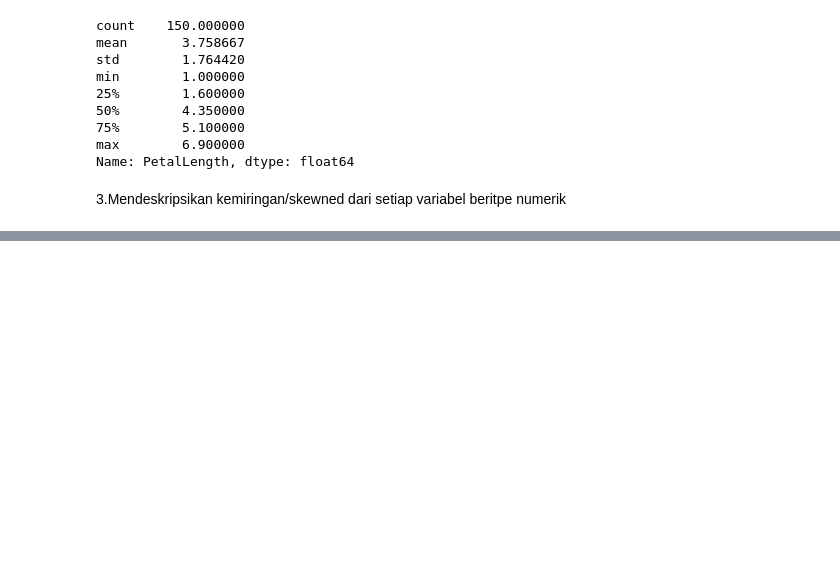
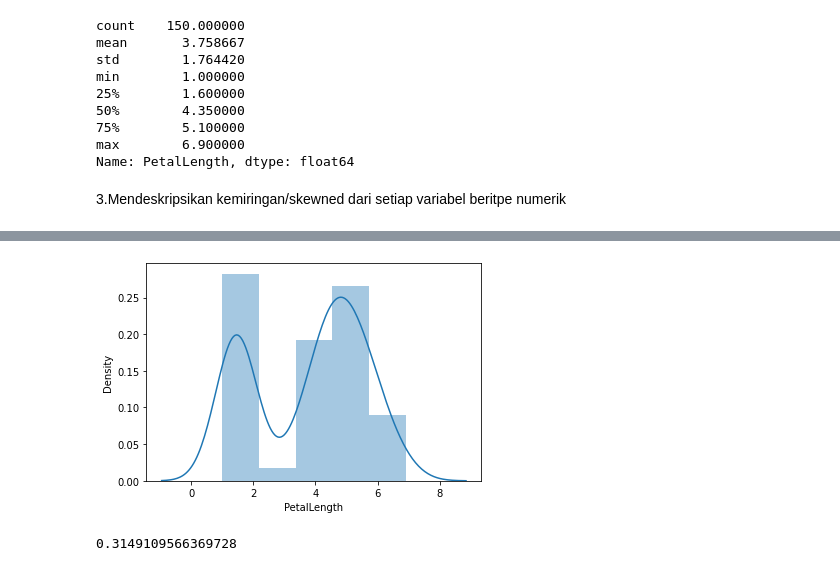
Before and after one commit to narulitaap/DataMining, a Jupyter notebook: _sources/notebooks.ipynb, the cells around one changed output, grey strips where cells are left out. Saved outputs shown, nothing was run; the diff lists cells and outputs as text; code cells hidden in the pictures; blank space fills up the shorter version.

```diff
--- a/_sources/notebooks.ipynb
+++ b/_sources/notebooks.ipynb
@@ -78,0 +135,9 @@ sns.displot(c['PetalLength']);
+# %%
+# Menampilkan histogram untuk kolom pada data menggunakan seaborn
+sns.distplot(dt['PetalLength']);
+# %% [output]
+[figure, added]
+# %%
+dt['SepalLength'].skew()
+# %% [output]
+0.3149109566369728
```
Also changed, not shown: parts of 18 cells of this notebook, 12 other files.
